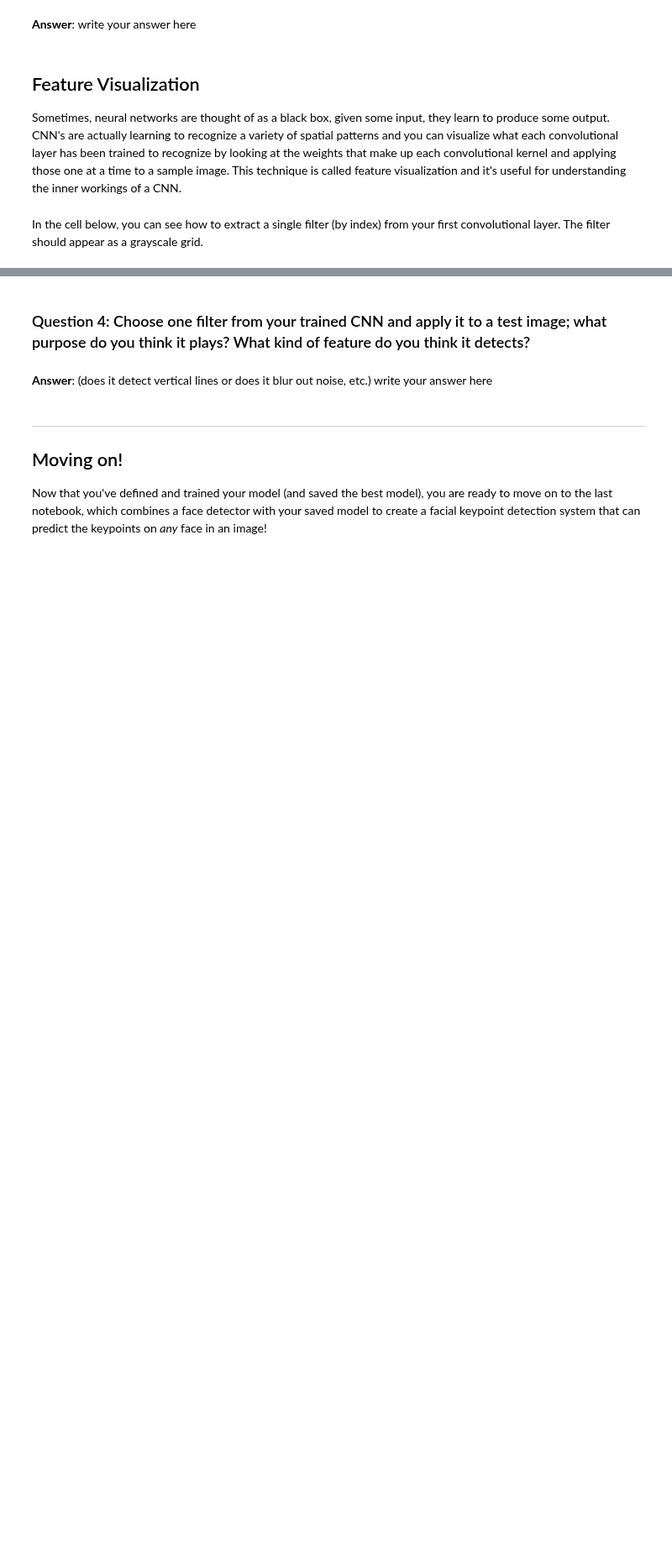
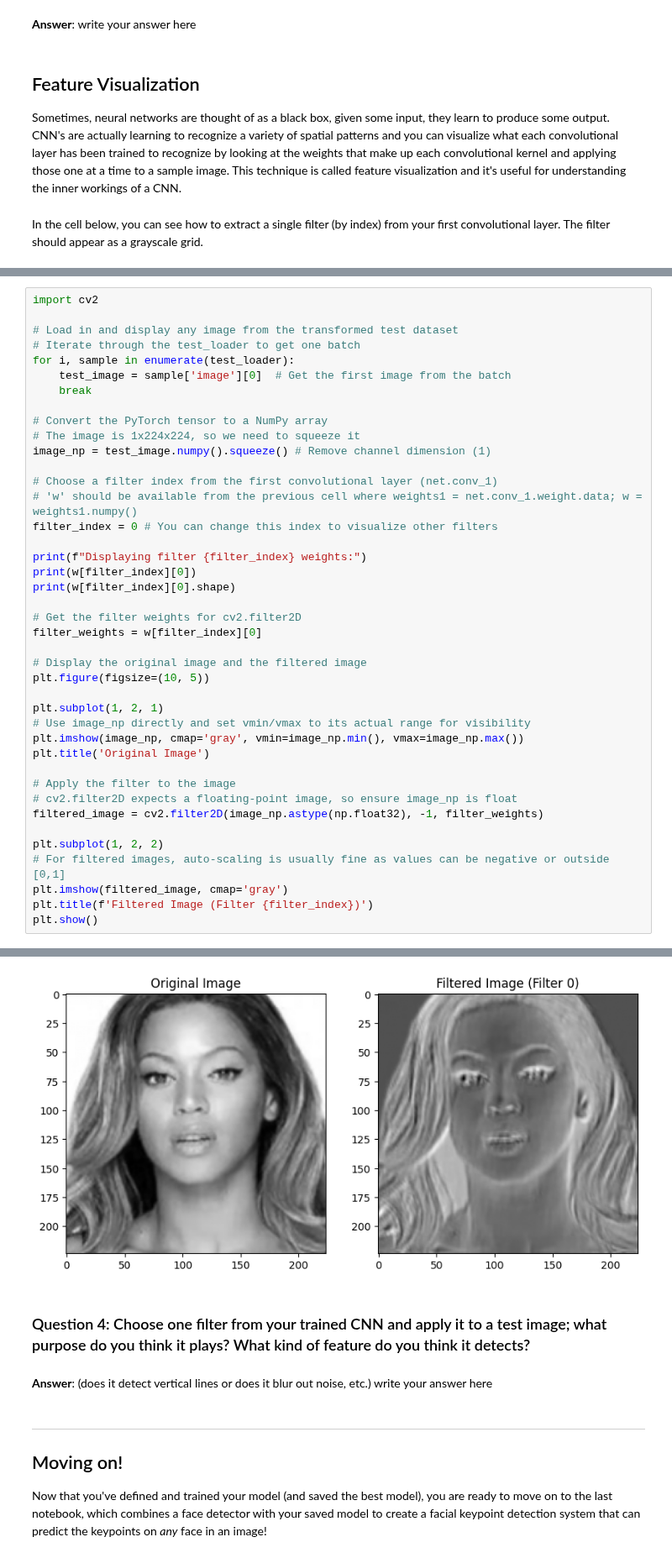
Before and after one commit to pradhapmoorthi/P1_Facial_Keypoints, a Jupyter notebook: 2. Define the Network Architecture.ipynb, the cells around one changed output, grey strips where cells are left out. Shown at 84% size. Cells and saved outputs as stored; diff of their text form; blank space fills up the shorter version.

```diff
--- a/2. Define the Network Architecture.ipynb
+++ b/2. Define the Network Architecture.ipynb
@@ -511,0 +582,42 @@ Next, choose a test image and filter it with one of the convolutional kernels in
+# %%
+import cv2
+
+# Load in and display any image from the transformed test dataset
+# Iterate through the test_loader to get one batch
+for i, sample in enumerate(test_loader):
+    test_image = sample['image'][0]  # Get the first image from the batch
+    break
+
+# Convert the PyTorch tensor to a NumPy array
+# The image is 1x224x224, so we need to squeeze it
+image_np = test_image.numpy().squeeze() # Remove channel dimension (1)
+
+# Choose a filter index from the first convolutional layer (net.conv_1)
+# 'w' should be available from the previous cell where weights1 = net.conv_1.weight.data; w = weights1.numpy()
+filter_index = 0 # You can change this index to visualize other filters
+
+print(f"Displaying filter {filter_index} weights:")
+print(w[filter_index][0])
+print(w[filter_index][0].shape)
+
+# Get the filter weights for cv2.filter2D
+filter_weights = w[filter_index][0]
+
+# Display the original image and the filtered image
+plt.figure(figsize=(10, 5))
+
+plt.subplot(1, 2, 1)
+# Use image_np directly and set vmin/vmax to its actual range for visibility
+plt.imshow(image_np, cmap='gray', vmin=image_np.min(), vmax=image_np.max())
+plt.title('Original Image')
+
+# Apply the filter to the image
+# cv2.filter2D expects a floating-point image, so ensure image_np is float
+filtered_image = cv2.filter2D(image_np.astype(np.float32), -1, filter_weights)
+
+plt.subplot(1, 2, 2)
+# For filtered images, auto-scaling is usually fine as values can be negative or outside [0,1]
+plt.imshow(filtered_image, cmap='gray')
+plt.title(f'Filtered Image (Filter {filter_index})')
+plt.show()
+# %% [output]
@@ -512,3 +631,4 @@ Next, choose a test image and filter it with one of the convolutional kernels in
+[figure, added]
 # %% [markdown]
 ### Question 4: Choose one filter from your trained CNN and apply it to a test image; what purpose do you think it plays? What kind of feature do you think it detects?
 # %% [markdown]
```
Also changed, not shown: parts of 15 cells of this notebook.
